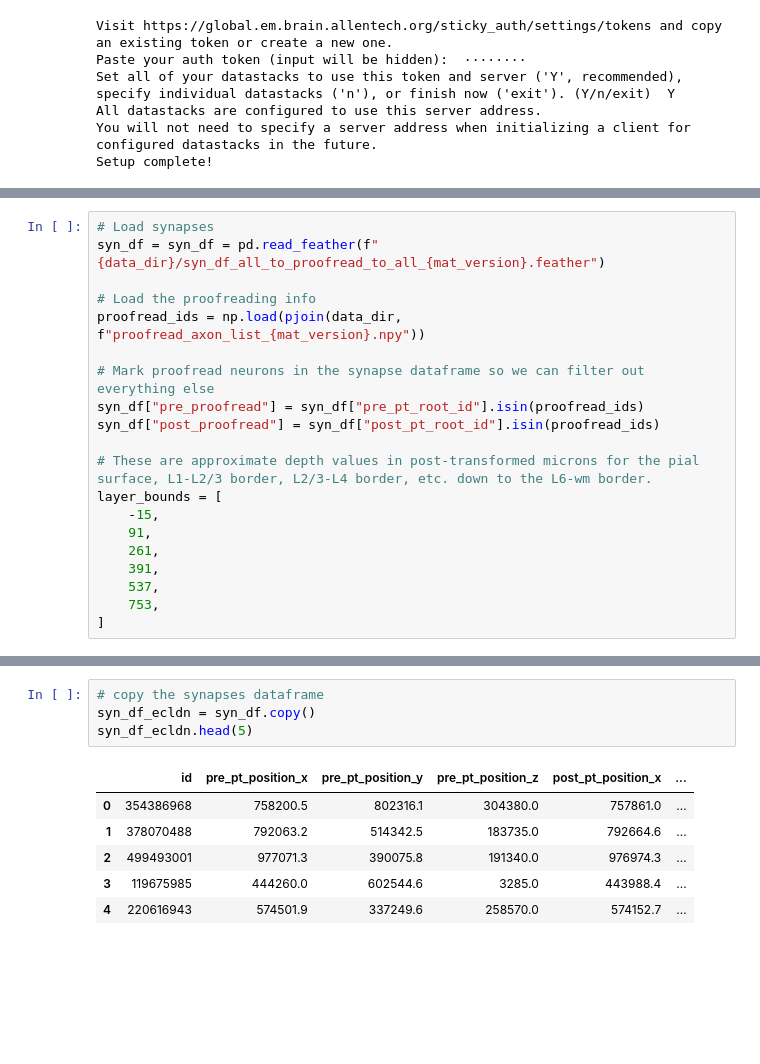
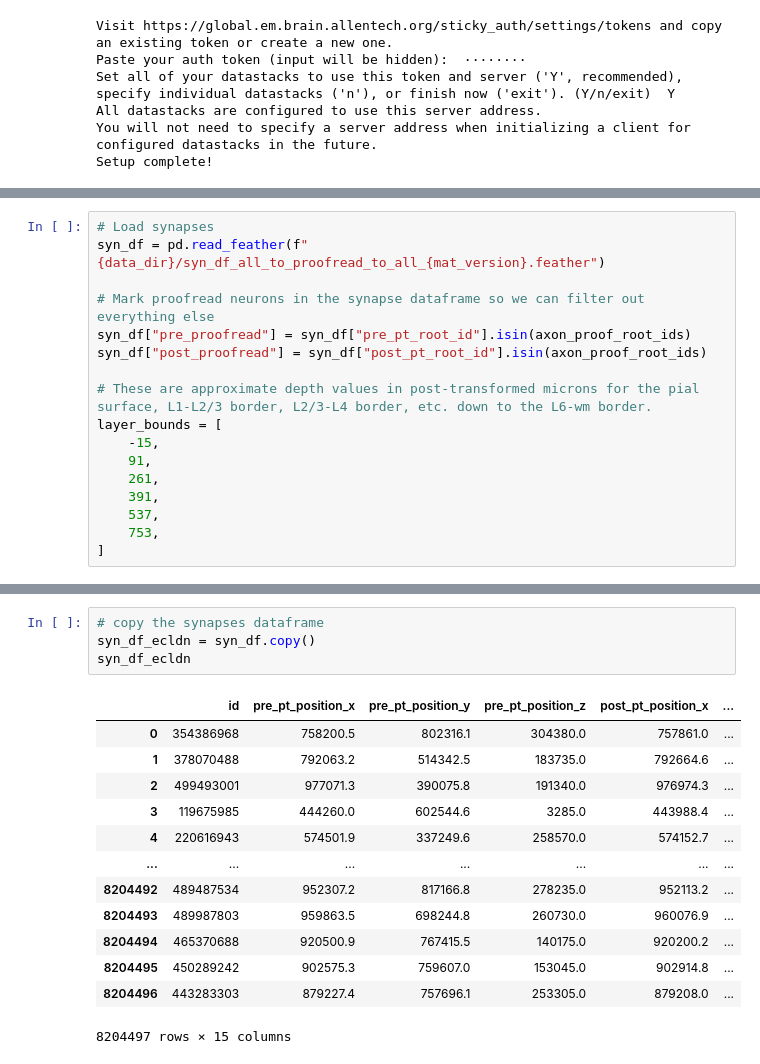
Before and after one commit to timkimd/connectomics, a Jupyter notebook: code/notebooks/structure_table.ipynb, the cells around one changed output, grey strips where cells are left out. Drawn from its saved outputs; the diff is of its cells as text; blank space fills up the shorter version.

```diff
--- a/code/notebooks/structure_table.ipynb
+++ b/code/notebooks/structure_table.ipynb
@@ -108,13 +100,10 @@ ultimate_table = sub_cell_axon_proofread_df[['pt_root_id', 'volume', 'cell_type'
 # %%
 # Load synapses
-syn_df = syn_df = pd.read_feather(f"{data_dir}/syn_df_all_to_proofread_to_all_{mat_version}.feather")
-
-# Load the proofreading info
-proofread_ids = np.load(pjoin(data_dir, f"proofread_axon_list_{mat_version}.npy"))
+syn_df = pd.read_feather(f"{data_dir}/syn_df_all_to_proofread_to_all_{mat_version}.feather")
 
 # Mark proofread neurons in the synapse dataframe so we can filter out everything else
-syn_df["pre_proofread"] = syn_df["pre_pt_root_id"].isin(proofread_ids)
-syn_df["post_proofread"] = syn_df["post_pt_root_id"].isin(proofread_ids)
+syn_df["pre_proofread"] = syn_df["pre_pt_root_id"].isin(axon_proof_root_ids)
+syn_df["post_proofread"] = syn_df["post_pt_root_id"].isin(axon_proof_root_ids)
 
 # These are approximate depth values in post-transformed microns for the pial surface, L1-L2/3 border, L2/3-L4 border, etc. down to the L6-wm border.
 layer_bounds = [
@@ -163,14 +117,21 @@ def add_euclidean_distance(
 # %%
 # copy the synapses dataframe
 syn_df_ecldn = syn_df.copy()
-syn_df_ecldn.head(5)
+syn_df_ecldn
 # %% [output]
 |  | id | pre_pt_position_x | pre_pt_position_y | pre_pt_position_z | post_pt_position_x | ... |
 | 0 | 354386968 | 758200.5 | 802316.1 | 304380.0 | 757861.0 | ... |
 | 1 | 378070488 | 792063.2 | 514342.5 | 183735.0 | 792664.6 | ... |
 | 2 | 499493001 | 977071.3 | 390075.8 | 191340.0 | 976974.3 | ... |
 | 3 | 119675985 | 444260.0 | 602544.6 | 3285.0 | 443988.4 | ... |
 | 4 | 220616943 | 574501.9 | 337249.6 | 258570.0 | 574152.7 | ... |
+| ... | ... | ... | ... | ... | ... | ... |
+| 8204492 | 489487534 | 952307.2 | 817166.8 | 278235.0 | 952113.2 | ... |
+| 8204493 | 489987803 | 959863.5 | 698244.8 | 260730.0 | 960076.9 | ... |
+| 8204494 | 465370688 | 920500.9 | 767415.5 | 140175.0 | 920200.2 | ... |
+| 8204495 | 450289242 | 902575.3 | 759607.0 | 153045.0 | 902914.8 | ... |
+| 8204496 | 443283303 | 879227.4 | 757696.1 | 253305.0 | 879208.0 | ... |
+8204497 rows × 15 columns
 # %%
 # compute the euclidean distance for each post_pt_root_id
 syn_df_ecldn = add_euclidean_distance( # in um
```
Also changed, not shown: parts of 50 cells of this notebook.
